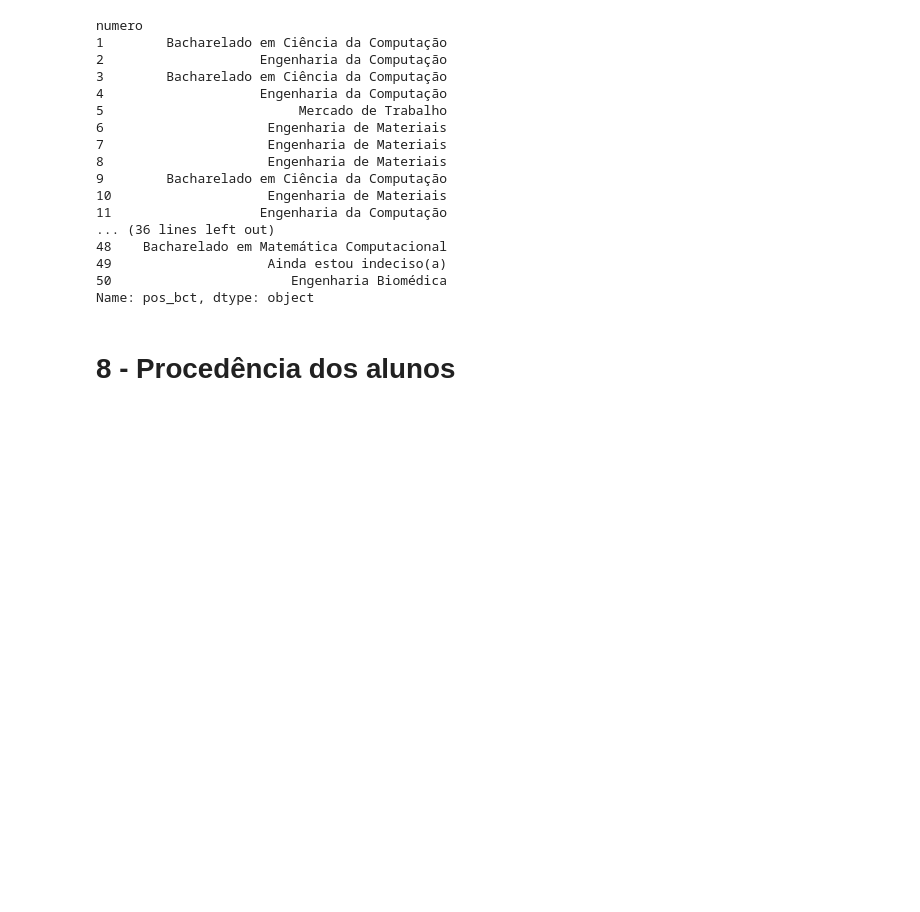
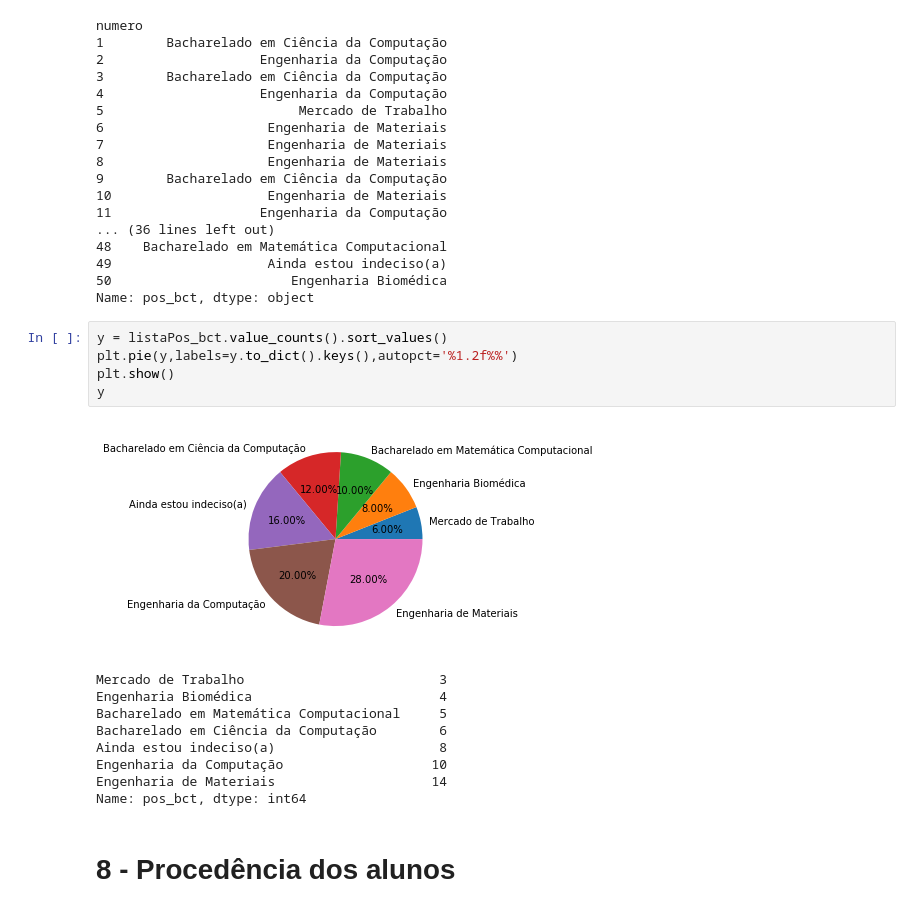
Before and after one commit to JuliaWPereira/Probabilidade_Estatistica, a Jupyter notebook: Prob.ipynb, the cells around one changed output. Cells and saved outputs as stored; diff of their text form; blank space fills up the shorter version.

```diff
--- a/Prob.ipynb
+++ b/Prob.ipynb
@@ -168,6 +171,21 @@ numero
 49                    Ainda estou indeciso(a)
 50                       Engenharia Biomédica
 Name: pos_bct, dtype: object
+# %%
+y = listaPos_bct.value_counts().sort_values()
+plt.pie(y,labels=y.to_dict().keys(),autopct='%1.2f%%')
+plt.show()
+y
+# %% [output]
+[figure, added]
+Mercado de Trabalho                         3
+Engenharia Biomédica                        4
+Bacharelado em Matemática Computacional     5
+Bacharelado em Ciência da Computação        6
+Ainda estou indeciso(a)                     8
+Engenharia da Computação                   10
+Engenharia de Materiais                    14
+Name: pos_bct, dtype: int64
 # %% [markdown]
 # 8 - Procedência dos alunos
 # %%
```
Also changed, not shown: parts of 10 cells of this notebook, 1 other file.
